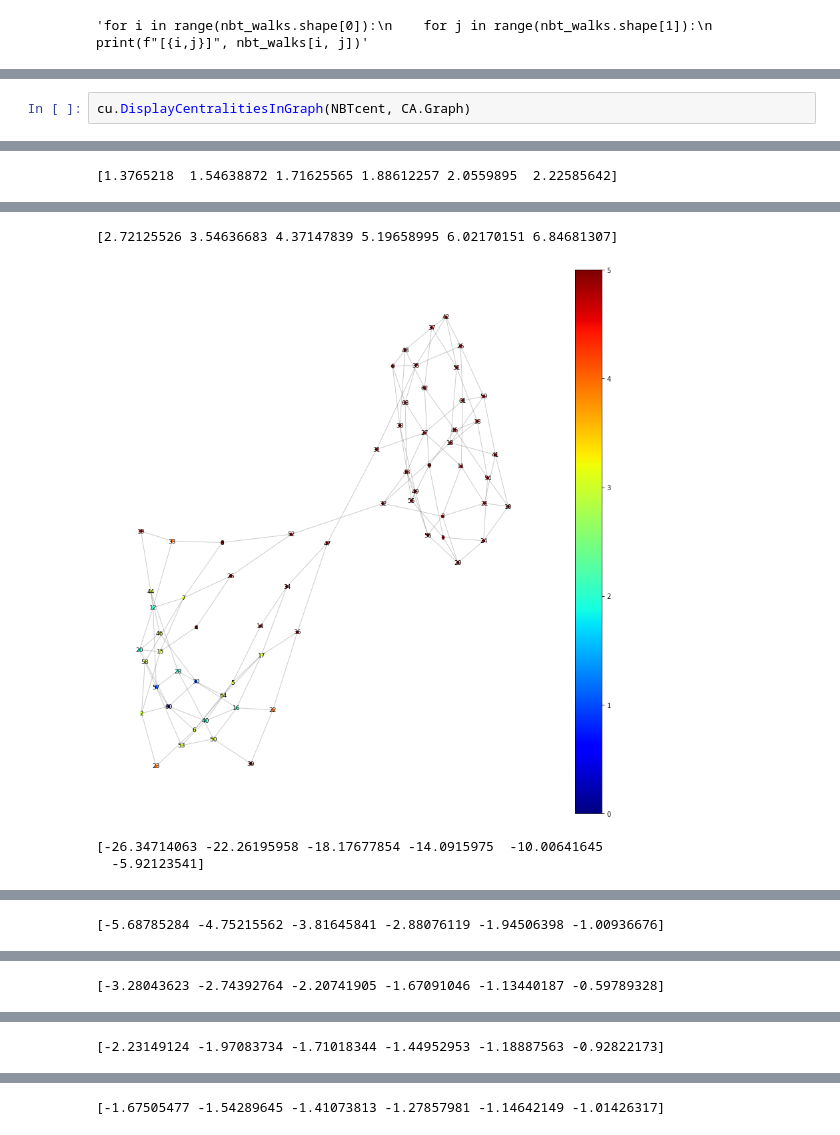
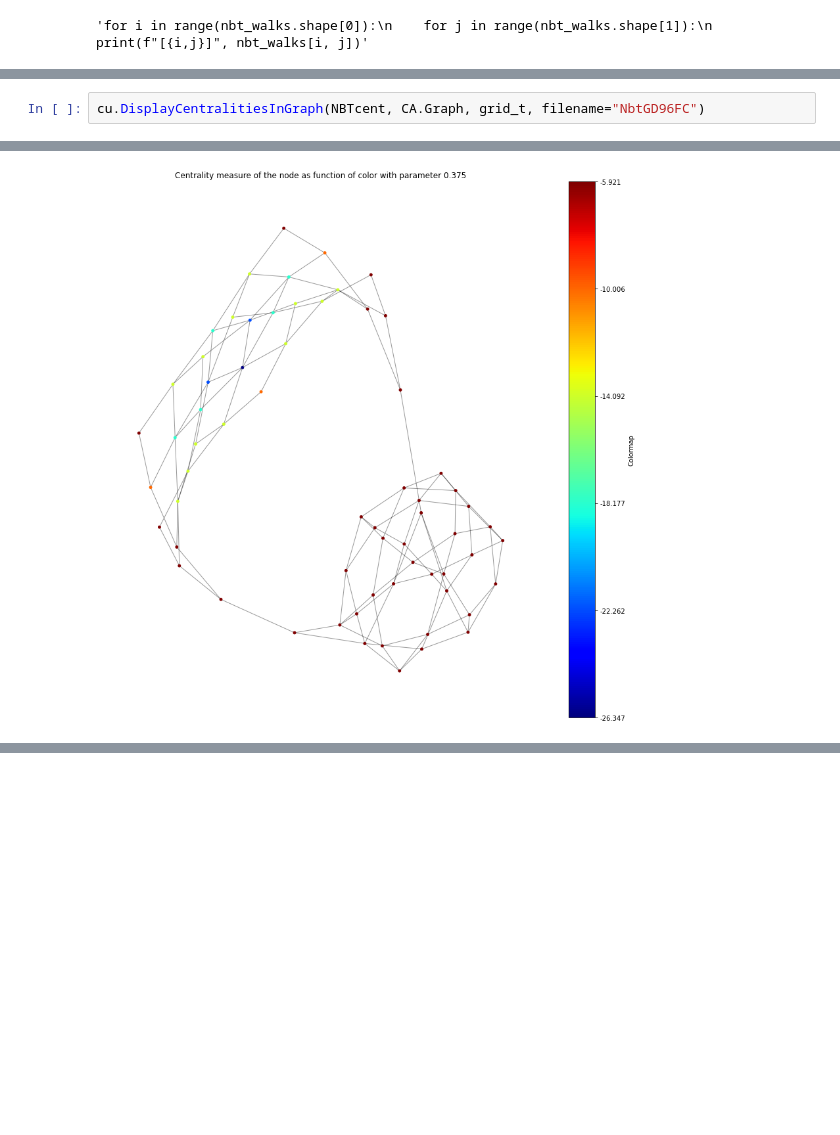
Before and after one commit to antsaukk/graph-centrality-experiments, a Jupyter notebook: centralitiesGD96.ipynb, the cells around one changed output, grey strips where cells are left out. Saved outputs shown, nothing was run; the diff lists cells and outputs as text; blank space fills up the shorter version.

```diff
--- a/centralitiesGD96.ipynb
+++ b/centralitiesGD96.ipynb
@@ -88,3 +81,3 @@ cu.DisplayCentralitiesInGraph(KatzV2, CA.Graph)
 # %%
-cu.DisplayCentralitiesInGraph(NBTcent, CA.Graph)
+cu.DisplayCentralitiesInGraph(NBTcent, CA.Graph, grid_t, filename="NbtGD96FC")
 # %% [output]
@@ -92 +84,0 @@ cu.DisplayCentralitiesInGraph(NBTcent, CA.Graph)
-[1.3765218  1.54638872 1.71625565 1.88612257 2.0559895  2.22585642]
@@ -94,4 +86 @@ cu.DisplayCentralitiesInGraph(NBTcent, CA.Graph)
-[2.72125526 3.54636683 4.37147839 5.19658995 6.02170151 6.84681307]
-[figure, old version]
+[figure, new version]
-[-26.34714063 -22.26195958 -18.17677854 -14.0915975  -10.00641645
-  -5.92123541]
@@ -99 +87,0 @@ cu.DisplayCentralitiesInGraph(NBTcent, CA.Graph)
-[-5.68785284 -4.75215562 -3.81645841 -2.88076119 -1.94506398 -1.00936676]
@@ -101 +88,0 @@ cu.DisplayCentralitiesInGraph(NBTcent, CA.Graph)
-[-3.28043623 -2.74392764 -2.20741905 -1.67091046 -1.13440187 -0.59789328]
@@ -103 +89,0 @@ cu.DisplayCentralitiesInGraph(NBTcent, CA.Graph)
-[-2.23149124 -1.97083734 -1.71018344 -1.44952953 -1.18887563 -0.92822173]
@@ -105 +90,0 @@ cu.DisplayCentralitiesInGraph(NBTcent, CA.Graph)
-[-1.67505477 -1.54289645 -1.41073813 -1.27857981 -1.14642149 -1.01426317]
```
Also changed, not shown: parts of 3 cells of this notebook, 2 other files.
